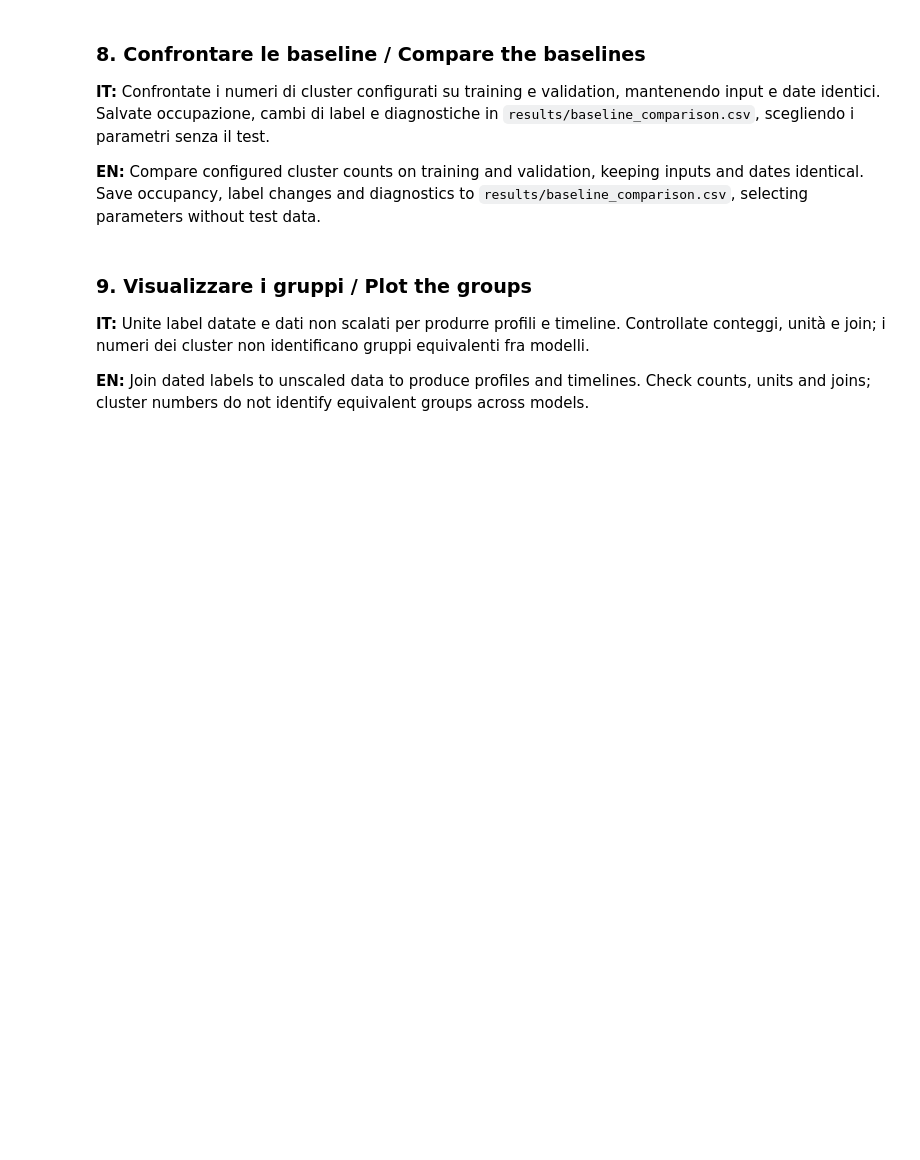
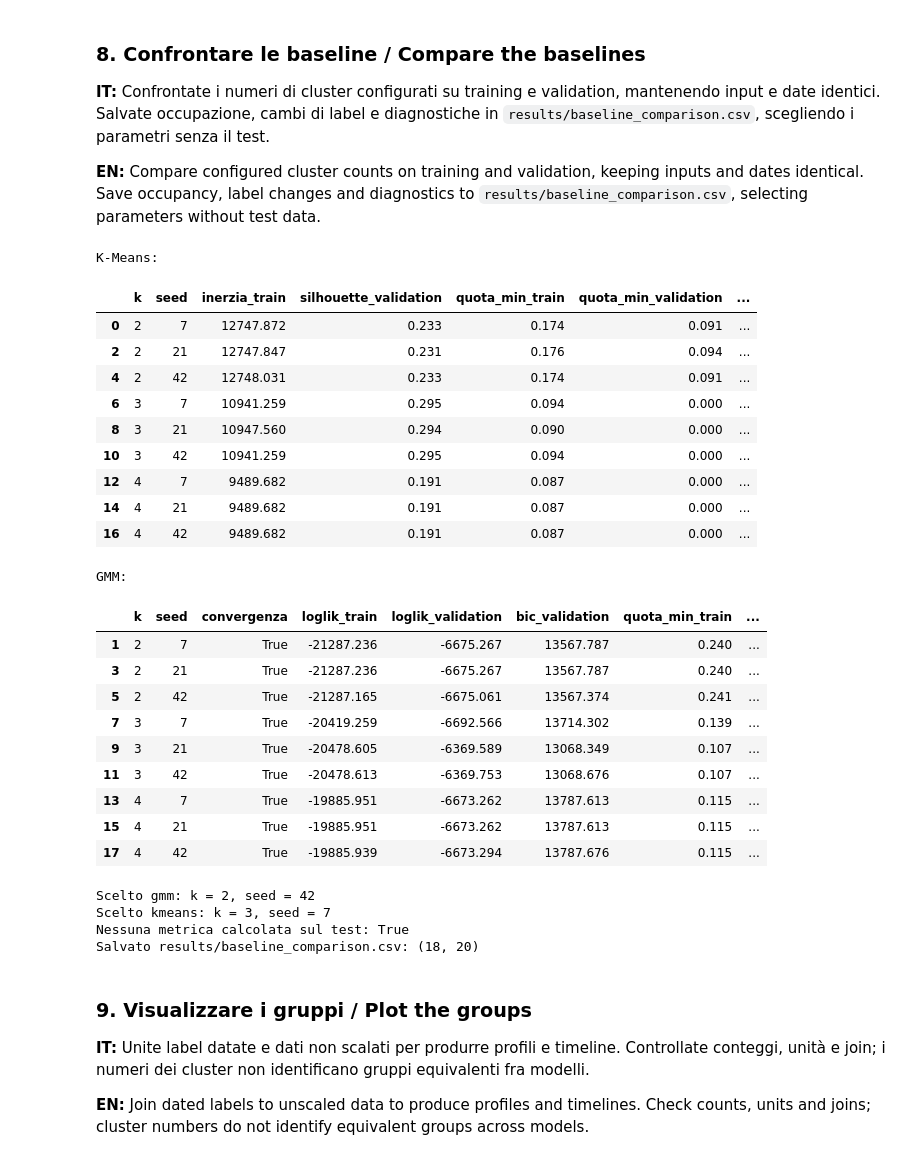
Before and after one commit to Tartaluca21/market-regime-explorer-SF, a Jupyter notebook: notebooks/02_selection_and_baselines.ipynb, the cells around one changed output. Saved outputs shown, nothing was run; the diff lists cells and outputs as text; code cells hidden in the pictures; blank space fills up the shorter version.

```diff
--- a/notebooks/02_selection_and_baselines.ipynb
+++ b/notebooks/02_selection_and_baselines.ipynb
@@ -114,6 +504,58 @@ Ordine cronologico rispettato (niente shuffle): True
 **IT:** Confrontate i numeri di cluster configurati su training e validation, mantenendo input e date identici. Salvate occupazione, cambi di label e diagnostiche in `results/baseline_comparison.csv`, scegliendo i parametri senza il test.
 
 **EN:** Compare configured cluster counts on training and validation, keeping inputs and dates identical. Save occupancy, label changes and diagnostics to `results/baseline_comparison.csv`, selecting parameters without test data.
+# %%
+from core.models import confronta_baseline
+
+confronto = confronta_baseline(prepared, settings)
+
+print("K-Means:")
+colonne_km = ["k", "seed", "inerzia_train", "silhouette_validation", "quota_min_train",
+              "quota_min_validation", "stati_vuoti_validation", "cambi_train", "cambi_validation",
+              "miglior_seed", "scelto"]
+display(confronto.loc[confronto["modello"] == "kmeans", colonne_km].round(3))
+
+print("GMM:")
+colonne_gmm = ["k", "seed", "convergenza", "loglik_train", "loglik_validation", "bic_validation",
+               "quota_min_train", "quota_min_validation", "cambi_train", "cambi_validation",
+               "miglior_seed", "scelto"]
+display(confronto.loc[confronto["modello"] == "gmm", colonne_gmm].round(3))
+
+for _, r in confronto[confronto["scelto"]].iterrows():
+    print(f"Scelto {r['modello']}: k = {r['k']}, seed = {r['seed']}")
+
+# Il test non è stato usato per nessuna scelta
+print("Nessuna metrica calcolata sul test:", not any("test" in c for c in confronto.columns))
+
+confronto.to_csv(project_root / settings["paths"]["results"] / "baseline_comparison.csv", index=False)
+print("Salvato results/baseline_comparison.csv:", confronto.shape)
+# %% [output]
+K-Means:
+|  | k | seed | inerzia_train | silhouette_validation | quota_min_train | quota_min_validation | ... |
+| 0 | 2 | 7 | 12747.872 | 0.233 | 0.174 | 0.091 | ... |
+| 2 | 2 | 21 | 12747.847 | 0.231 | 0.176 | 0.094 | ... |
+| 4 | 2 | 42 | 12748.031 | 0.233 | 0.174 | 0.091 | ... |
+| 6 | 3 | 7 | 10941.259 | 0.295 | 0.094 | 0.000 | ... |
+| 8 | 3 | 21 | 10947.560 | 0.294 | 0.090 | 0.000 | ... |
+| 10 | 3 | 42 | 10941.259 | 0.295 | 0.094 | 0.000 | ... |
+| 12 | 4 | 7 | 9489.682 | 0.191 | 0.087 | 0.000 | ... |
+| 14 | 4 | 21 | 9489.682 | 0.191 | 0.087 | 0.000 | ... |
+| 16 | 4 | 42 | 9489.682 | 0.191 | 0.087 | 0.000 | ... |
+GMM:
+|  | k | seed | convergenza | loglik_train | loglik_validation | bic_validation | quota_min_train | ... |
+| 1 | 2 | 7 | True | -21287.236 | -6675.267 | 13567.787 | 0.240 | ... |
+| 3 | 2 | 21 | True | -21287.236 | -6675.267 | 13567.787 | 0.240 | ... |
+| 5 | 2 | 42 | True | -21287.165 | -6675.061 | 13567.374 | 0.241 | ... |
+| 7 | 3 | 7 | True | -20419.259 | -6692.566 | 13714.302 | 0.139 | ... |
+| 9 | 3 | 21 | True | -20478.605 | -6369.589 | 13068.349 | 0.107 | ... |
+| 11 | 3 | 42 | True | -20478.613 | -6369.753 | 13068.676 | 0.107 | ... |
+| 13 | 4 | 7 | True | -19885.951 | -6673.262 | 13787.613 | 0.115 | ... |
+| 15 | 4 | 21 | True | -19885.951 | -6673.262 | 13787.613 | 0.115 | ... |
+| 17 | 4 | 42 | True | -19885.939 | -6673.294 | 13787.676 | 0.115 | ... |
+Scelto gmm: k = 2, seed = 42
+Scelto kmeans: k = 3, seed = 7
+Nessuna metrica calcolata sul test: True
+Salvato results/baseline_comparison.csv: (18, 20)
 # %% [markdown]
 ### 9. Visualizzare i gruppi / Plot the groups
 
```
Also changed, not shown: parts of 8 cells of this notebook, 4 other files.
